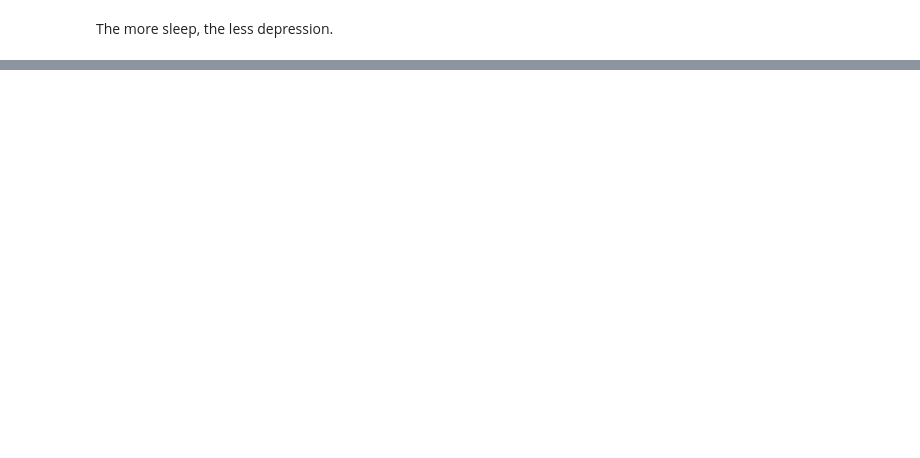
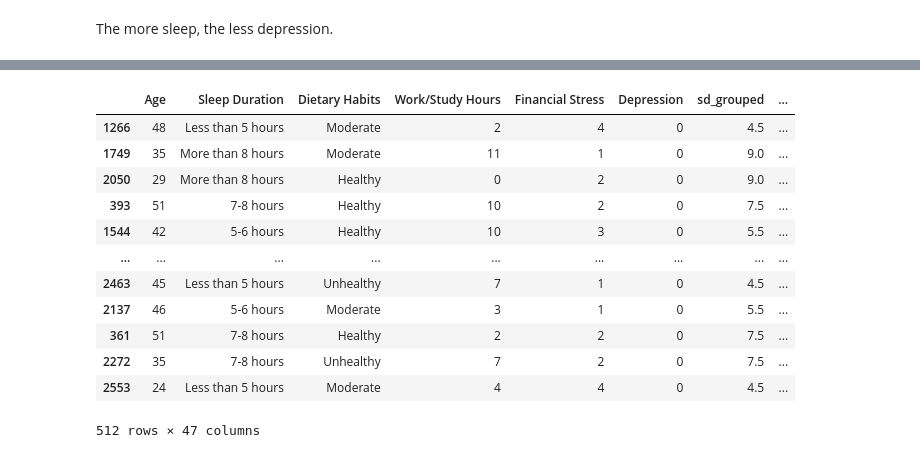
Before and after one commit to LozinskiMatthew/Depression-Predicting-Model, a Jupyter notebook: DepressionKaggleNovember.ipynb, the cells around one changed output, grey strips where cells are left out. Cells and saved outputs as stored; diff of their text form; code cells hidden in the pictures; blank space fills up the shorter version.

```diff
--- a/DepressionKaggleNovember.ipynb
+++ b/DepressionKaggleNovember.ipynb
@@ -210,0 +868,5 @@ The more sleep, the less depression.
+# %%
+train_data = train_data.drop(columns=['City', 'Profession', 'Name', 'Sleep Duration'], axis=1)
+temp_data = temp_data.drop(columns=['City', 'Name', 'Profession'], axis=1)
+# %%
+final_dataset = final_dataset.drop(columns=['City', 'Name', 'Profession'])
@@ -210,0 +883,6 @@ The more sleep, the less depression.
+# %%
+"""
+le = LabelEncoder()
+train_data['Depression'] = le.fit_transform(train_data['Depression'])
+temp_data['Depression'] = le.transform(temp_data['Depression'])
+"""
@@ -210,0 +891,4 @@ The more sleep, the less depression.
+# %%
+train_data['Depression'] = train_data['Depression'].map({'No': 0, 'Yes': 1})
+temp_data['Depression'] = temp_data['Depression'].map({'No': 0, 'Yes': 1})
+final_dataset['Depression'] = final_dataset['Depression'].map({'No': 0, 'Yes': 1})
@@ -210,0 +915,22 @@ The more sleep, the less depression.
+# %%
+train_target_encoding = train_data.groupby('Degree')['Depression'].mean()
+
+train_data['Degree_targeted'] = train_data['Degree'].map(train_target_encoding)
+temp_data['Degree_targeted'] = temp_data['Degree'].map(train_target_encoding)
+final_dataset['Degree_targeted'] = final_dataset['Degree'].map(train_target_encoding)
+train_data.drop('Degree', axis=1)
+temp_data.drop('Degree', axis=1)
+# %% [output]
+|  | Age | Sleep Duration | Dietary Habits | Work/Study Hours | Financial Stress | Depression | sd_grouped | ... |
+| 1266 | 48 | Less than 5 hours | Moderate | 2 | 4 | 0 | 4.5 | ... |
+| 1749 | 35 | More than 8 hours | Moderate | 11 | 1 | 0 | 9.0 | ... |
+| 2050 | 29 | More than 8 hours | Healthy | 0 | 2 | 0 | 9.0 | ... |
+| 393 | 51 | 7-8 hours | Healthy | 10 | 2 | 0 | 7.5 | ... |
+| 1544 | 42 | 5-6 hours | Healthy | 10 | 3 | 0 | 5.5 | ... |
+| ... | ... | ... | ... | ... | ... | ... | ... | ... |
+| 2463 | 45 | Less than 5 hours | Unhealthy | 7 | 1 | 0 | 4.5 | ... |
+| 2137 | 46 | 5-6 hours | Moderate | 3 | 1 | 0 | 5.5 | ... |
+| 361 | 51 | 7-8 hours | Healthy | 2 | 2 | 0 | 7.5 | ... |
+| 2272 | 35 | 7-8 hours | Unhealthy | 7 | 2 | 0 | 7.5 | ... |
+| 2553 | 24 | Less than 5 hours | Moderate | 4 | 4 | 0 | 4.5 | ... |
+512 rows × 47 columns
```
Also changed, not shown: parts of 138 cells of this notebook.
